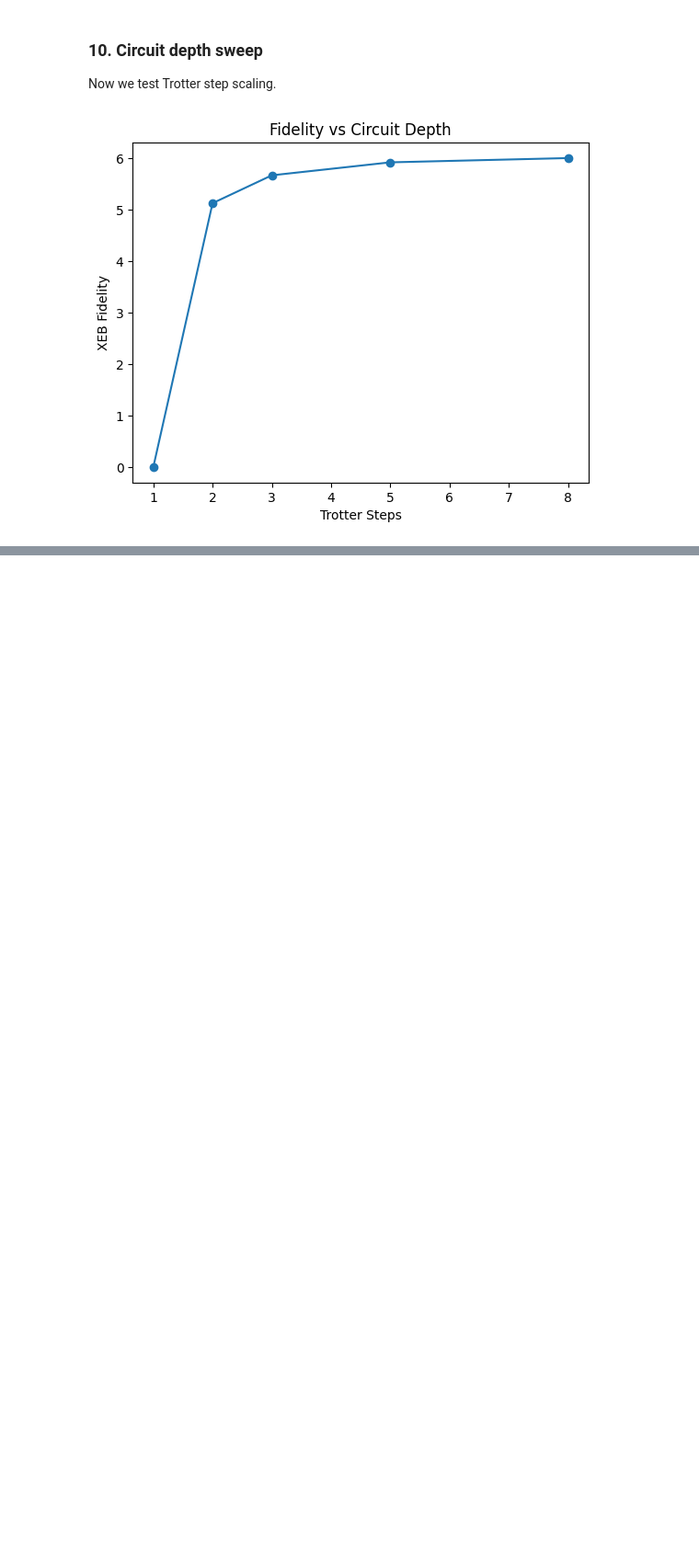
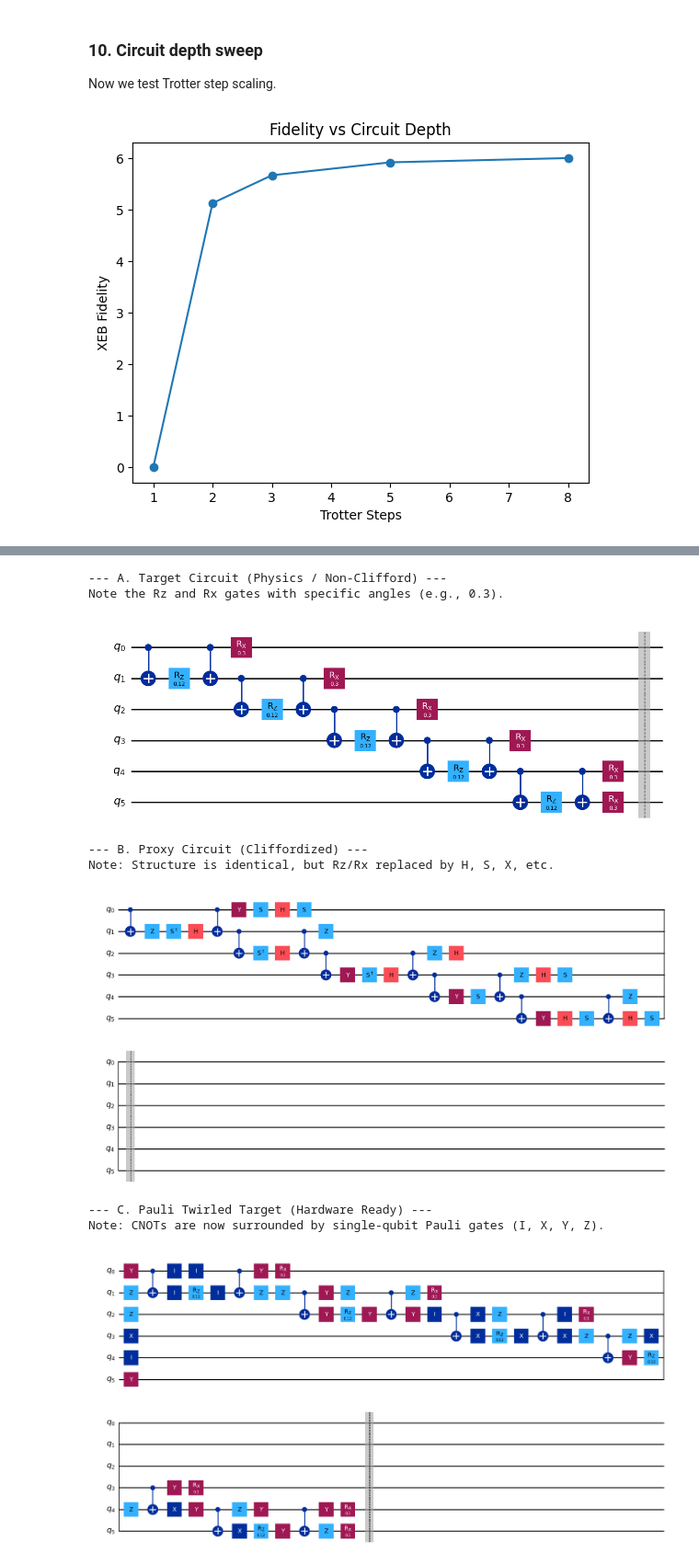
Before and after one commit to mukedon/python_and_projects, a Jupyter notebook: 1_test.ipynb, the cells around one changed output, grey strips where cells are left out. Shown at 92% size. Saved outputs shown, nothing was run; the diff lists cells and outputs as text; code cells hidden in the pictures; blank space fills up the shorter version.

```diff
--- a/1_test.ipynb
+++ b/1_test.ipynb
@@ -514,0 +637,29 @@ def apply_pauli_twirling(qc):
+# %%
+# A. The Target (Ising)
+target_circ = build_trotter_ising(n_qubits, J, h, dt, trotter_steps=1)
+print("\n--- A. Target Circuit (Physics / Non-Clifford) ---")
+print("Note the Rz and Rx gates with specific angles (e.g., 0.3).")
+display(target_circ.draw('mpl', style='iqp'))
+
+# B. The Proxy (Cliffordized)
+proxy_circ = cliffordize_circuit(target_circ)
+print("\n--- B. Proxy Circuit (Cliffordized) ---")
+print("Note: Structure is identical, but Rz/Rx replaced by H, S, X, etc.")
+display(proxy_circ.draw('mpl', style='iqp'))
+
+# C. The Twirled Target (Noisy Compilation)
+# We apply twirling to the TARGET to show how it looks before hardware execution
+twirled_circ = apply_pauli_twirl_viz(target_circ)
+print("\n--- C. Pauli Twirled Target (Hardware Ready) ---")
+print("Note: CNOTs are now surrounded by single-qubit Pauli gates (I, X, Y, Z).")
+display(twirled_circ.draw('mpl', style='iqp', scale=0.8))
+# %% [output]
+--- A. Target Circuit (Physics / Non-Clifford) ---
+Note the Rz and Rx gates with specific angles (e.g., 0.3).
+[figure, added]
+--- B. Proxy Circuit (Cliffordized) ---
+Note: Structure is identical, but Rz/Rx replaced by H, S, X, etc.
+[figure, added]
+--- C. Pauli Twirled Target (Hardware Ready) ---
+Note: CNOTs are now surrounded by single-qubit Pauli gates (I, X, Y, Z).
+[figure, added]
```
Also changed, not shown: parts of 11 cells of this notebook.
